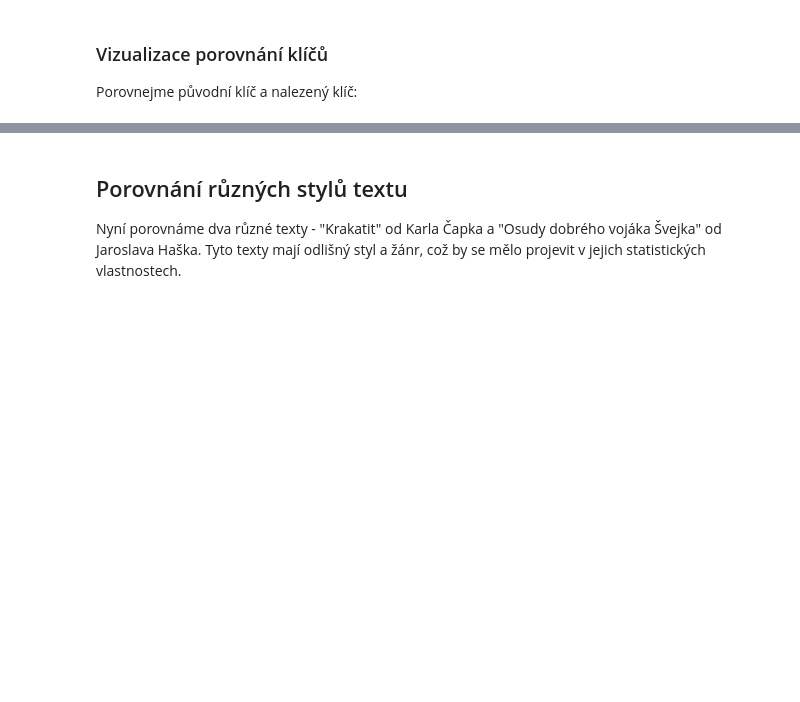
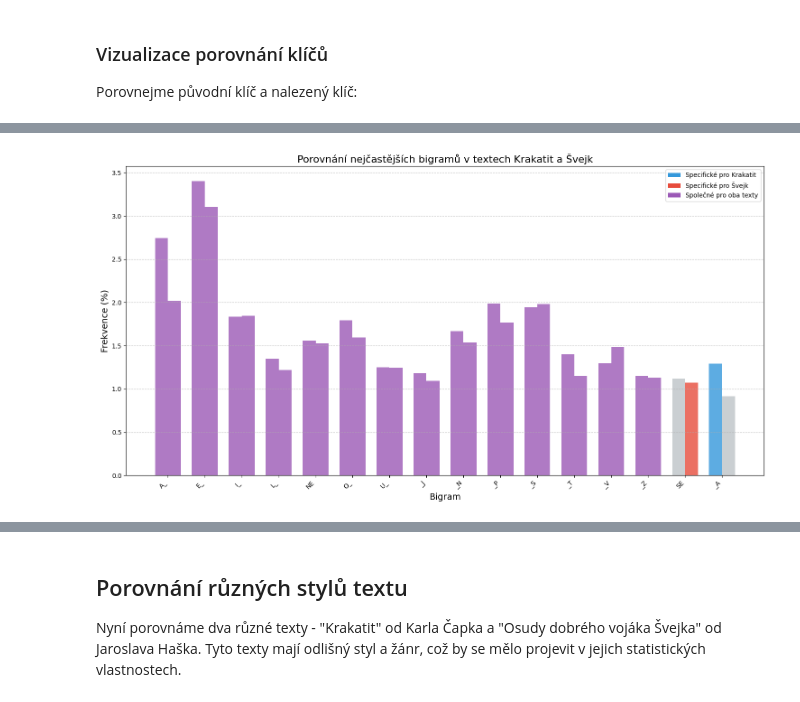
Before and after one commit to ViTo787878/cipher, a Jupyter notebook: notebooks/subcipher_deep_analysis.ipynb, the cells around one changed output, grey strips where cells are left out. Drawn from its saved outputs; the diff is of its cells as text; code cells hidden in the pictures; blank space fills up the shorter version.

```diff
--- a/notebooks/subcipher_deep_analysis.ipynb
+++ b/notebooks/subcipher_deep_analysis.ipynb
@@ -507,0 +482,77 @@ plt.show()
+# %%
+# Získání počtů bigramů
+krakatit_bigram_counts = {}
+for bg in krakatit_bigrams:
+    if len(bg) == 2:
+        krakatit_bigram_counts[bg] = krakatit_bigram_counts.get(bg, 0) + 1
+
+svejk_bigram_counts = {}
+for bg in svejk_bigrams:
+    if len(bg) == 2:
+        svejk_bigram_counts[bg] = svejk_bigram_counts.get(bg, 0) + 1
+
+# Normalizace počtů na procenta
+krakatit_total = sum(krakatit_bigram_counts.values())
+svejk_total = sum(svejk_bigram_counts.values())
+
+krakatit_percentages = {bg: count / krakatit_total * 100 for bg, count in krakatit_bigram_counts.items()}
+svejk_percentages = {bg: count / svejk_total * 100 for bg, count in svejk_bigram_counts.items()}
+
+# Získání nejčastějších bigramů
+top_n = 15
+top_krakatit = sorted(krakatit_percentages.items(), key=lambda x: x[1], reverse=True)[:top_n]
+top_svejk = sorted(svejk_percentages.items(), key=lambda x: x[1], reverse=True)[:top_n]
+
+# Vytvoření množin pro porovnání
+krakatit_set = set(bg for bg, _ in top_krakatit)
+svejk_set = set(bg for bg, _ in top_svejk)
+
+# Bigramy specifické pro každý text a společné bigramy
+krakatit_specific = krakatit_set - svejk_set
+svejk_specific = svejk_set - krakatit_set
+common = krakatit_set & svejk_set
+
+# Příprava dat pro graf
+all_bigrams = list(krakatit_set | svejk_set)
+all_bigrams.sort(key=lambda bg: (bg in krakatit_specific, bg in svejk_specific, bg))
+
+# Získání hodnot pro každý text
+krakatit_values = [krakatit_percentages.get(bg, 0) for bg in all_bigrams]
+svejk_values = [svejk_percentages.get(bg, 0) for bg in all_bigrams]
+
+# Vytvoření grafu
+plt.figure(figsize=(15, 8))
+x = np.arange(len(all_bigrams))
+width = 0.35
+
+# Barevné rozlišení podle specifičnosti bigramů
+krakatit_colors = ['#3498db' if bg in krakatit_specific else
+                  '#9b59b6' if bg in common else
+                  '#bdc3c7' for bg in all_bigrams]
+
+svejk_colors = ['#e74c3c' if bg in svejk_specific else
+               '#9b59b6' if bg in common else
+               '#bdc3c7' for bg in all_bigrams]
+
+plt.bar(x - width/2, krakatit_values, width, color=krakatit_colors, label='Krakatit', alpha=0.8)
+plt.bar(x + width/2, svejk_values, width, color=svejk_colors, label='Švejk', alpha=0.8)
+
+plt.xlabel('Bigram', fontsize=14)
+plt.ylabel('Frekvence (%)', fontsize=14)
+plt.title('Porovnání nejčastějších bigramů v textech Krakatit a Švejk', fontsize=16)
+plt.xticks(x, all_bigrams, rotation=45, ha='right')
+
+# Vytvoření vlastní legendy
+from matplotlib.patches import Patch
+legend_elements = [
+    Patch(facecolor='#3498db', label='Specifické pro Krakatit'),
+    Patch(facecolor='#e74c3c', label='Specifické pro Švejk'),
+    Patch(facecolor='#9b59b6', label='Společné pro oba texty')
+]
+plt.legend(handles=legend_elements, loc='upper right')
+
+plt.grid(axis='y', linestyle='--', alpha=0.7)
+plt.tight_layout()
+plt.show()
+# %% [output]
+[figure, added]
```
Also changed, not shown: parts of 30 cells of this notebook, 2 other files.
